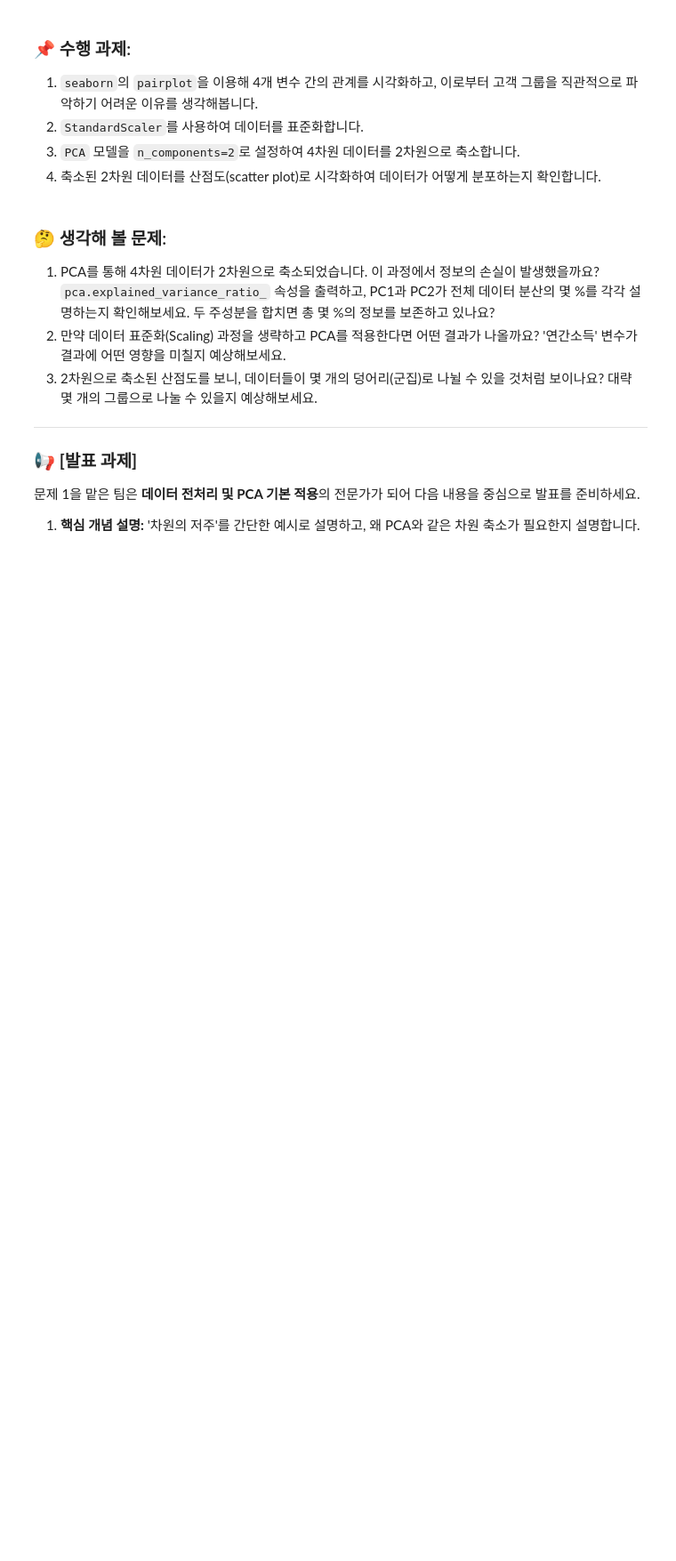
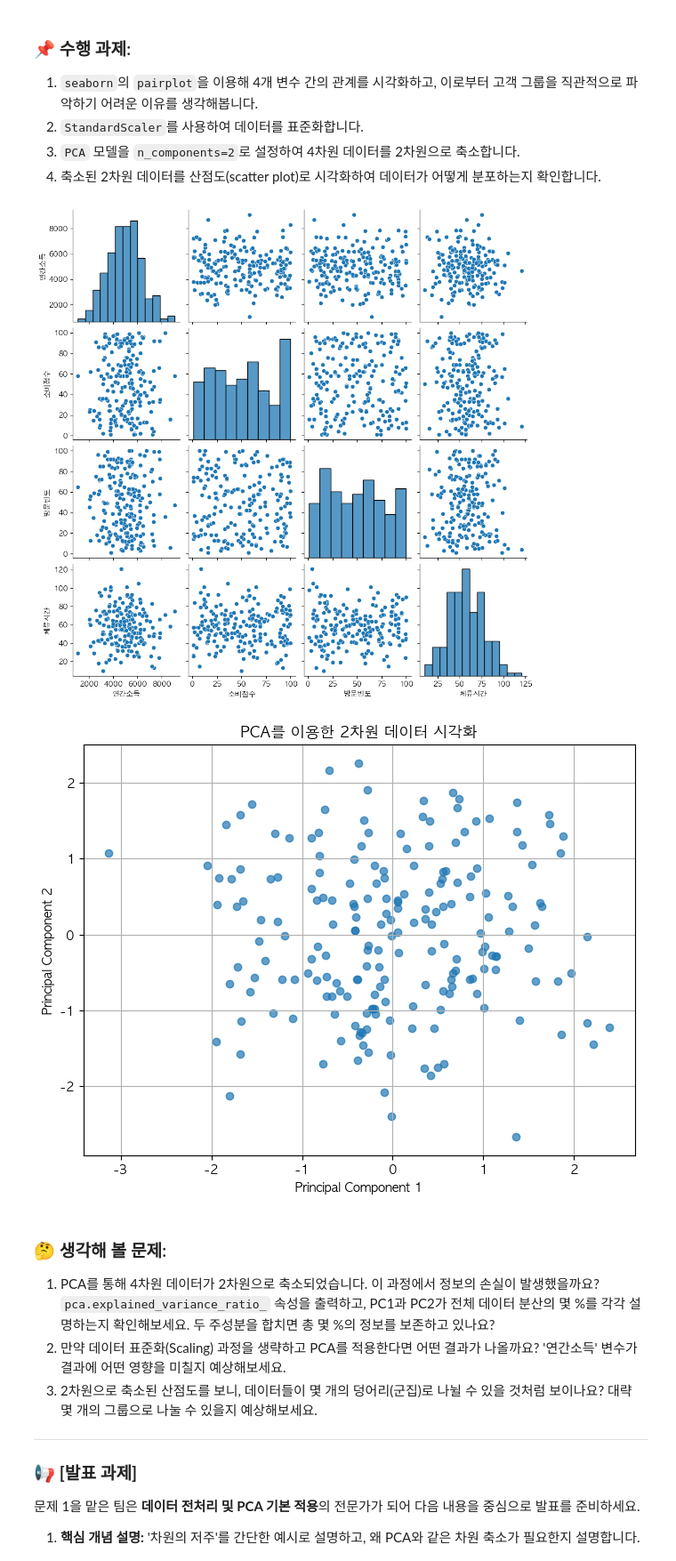
Before and after one commit to J-Ayaan/aiffel, a Jupyter notebook: statistics/statistics12.ipynb, the cells around one changed output. Shown at 89% size. Cells and saved outputs as stored; diff of their text form; code cells hidden in the pictures; blank space fills up the shorter version.

```diff
--- a/statistics/statistics12.ipynb
+++ b/statistics/statistics12.ipynb
@@ -59,5 +79,5 @@
 # %%
-# 런타임 다시 시작 후, 이 셀을 실행하여 라이브러리와 폰트를 로드합니다.
+런타임 다시 시작 후, 이 셀을 실행하여 라이브러리와 폰트를 로드합니다.
 import pandas as pd
 import numpy as np
 import matplotlib.pyplot as plt
@@ -66,16 +86,16 @@ from sklearn.preprocessing import StandardScaler
 from sklearn.decomposition import PCA
 from sklearn.cluster import KMeans
 
-# 한글 폰트 설정 (Mac 사용자는 'AppleGothic', Windows 사용자는 'Malgun Gothic' 등)
-plt.rc('font', family='NanumGothic')
-# plt.rc('font', family='AppleGothic')
-plt.rcParams['axes.unicode_minus'] = False # 마이너스 기호 깨짐 방지
+한글 폰트 설정 (Mac 사용자는 'AppleGothic', Windows 사용자는 'Malgun Gothic' 등)
 
-# 경고 메시지 무시
+plt.rc('font', family='AppleGothic')
+plt.rcParams['axes.unicode_minus'] = False 마이너스 기호 깨짐 방지
+
+경고 메시지 무시
 import warnings
 warnings.filterwarnings('ignore')
 
-# 실습용 데이터 생성
+실습용 데이터 생성
 np.random.seed(42)
 data = pd.DataFrame({
     '연간소득': np.random.normal(5000, 1500, 200).astype(int),
@@ -109,33 +137,38 @@ data.head()
 3.  `PCA` 모델을 `n_components=2`로 설정하여 4차원 데이터를 2차원으로 축소합니다.
 4.  축소된 2차원 데이터를 산점도(scatter plot)로 시각화하여 데이터가 어떻게 분포하는지 확인합니다.
 # %%
-# 1. Pairplot으로 데이터 탐색
+1. Pairplot으로 데이터 탐색
 sns.pairplot(data)
 plt.show()
 
-# 2. 데이터 표준화 (Standard Scaling)
+2. 데이터 표준화 (Standard Scaling)
 scaler = StandardScaler()
-# TODO-1: data를 scaler에 맞추고(fit) 변환(transform)하여 scaled_data에 저장하세요.
-scaled_data = scaler.fit_transform(____)
+TODO-1: data를 scaler에 맞추고(fit) 변환(transform)하여 scaled_data에 저장하세요.
+scaled_data = scaler.fit_transform(data)
 
-# 3. PCA 수행
-# TODO-2: n_components를 2로 설정하여 PCA 모델을 초기화하세요.
-pca = PCA(n_components=___)
+3. PCA 수행
+TODO-2: n_components를 2로 설정하여 PCA 모델을 초기화하세요.
+pca = PCA(n_components=2)
 pca_data = pca.fit_transform(scaled_data)
 
-# 4. PCA 결과 시각화
+4. PCA 결과 시각화
 pca_df = pd.DataFrame(data=pca_data, columns=['PC1', 'PC2'])
 
 plt.figure(figsize=(8, 6))
 plt.scatter(pca_df['PC1'], pca_df['PC2'], alpha=0.7)
 plt.title('PCA를 이용한 2차원 데이터 시각화')
 plt.xlabel('Principal Component 1')
 plt.ylabel('Principal Component 2')
 plt.grid(True)
 plt.show()
 
-# --- 해석 ---
-# Pairplot과 PCA 산점도를 비교했을 때, 어떤 차이가 있나요? 왜 PCA가 유용한가요? (주석에 직접 작성해보세요)
+--- 해석 ---
+Pairplot은 각 변수 쌍의 관계를 보여주지만, 4차원 전체 구조를 한눈에 파악하기 어렵습니다.
+반면 PCA 산점도는 4차원 정보를 2차원으로 요약하여, 데이터의 주요 분포와 잠재적 군집 구조를 직관적으로 볼 수 있게 해줍니다.
+PCA는 고차원 데이터의 시각화와 패턴 탐색에 매우 유용합니다.
+# %% [output]
+[figure, added]
+[figure, added]
 # %% [markdown]
 ### 🤔 생각해 볼 문제:
 
```
Also changed, not shown: parts of 15 cells of this notebook.
